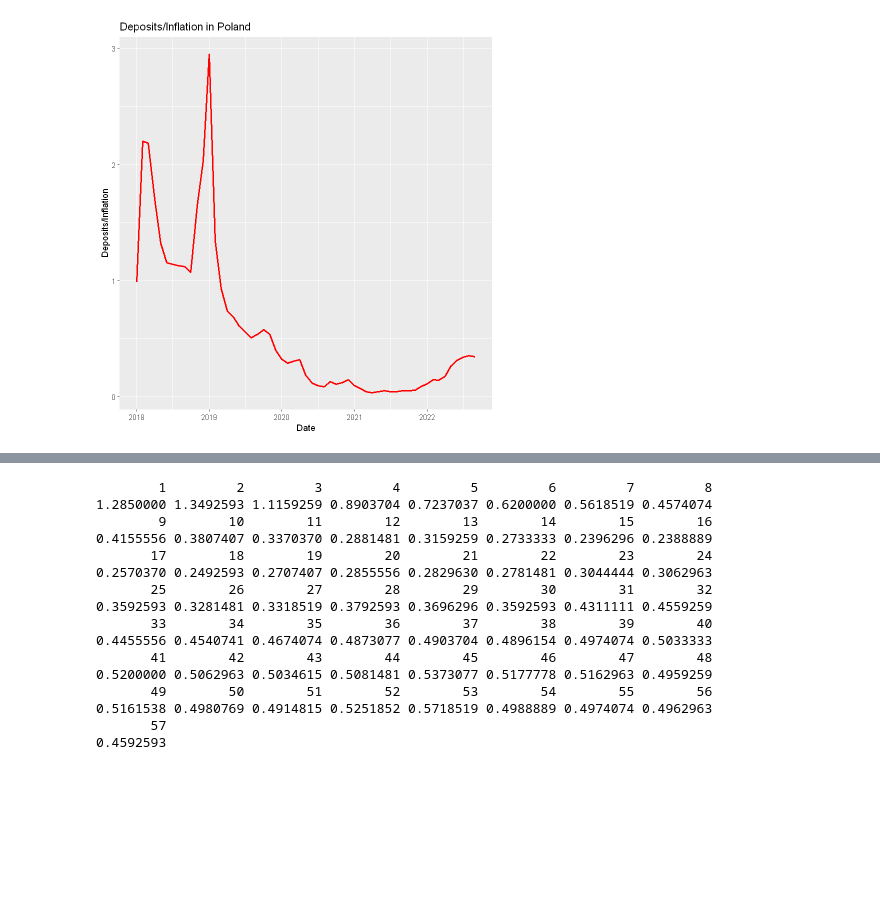
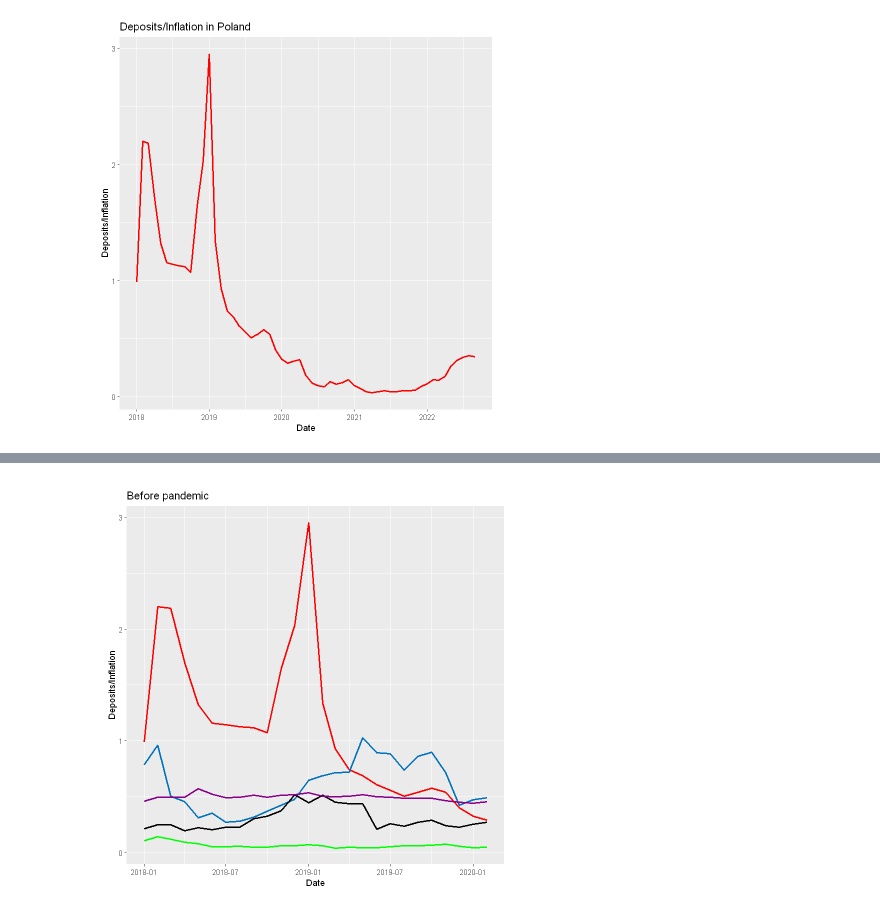
Before and after one commit to AdamixD/SAD_Projekt_1, a Jupyter notebook: Zadanie2.ipynb, the cells around one changed output, grey strips where cells are left out. Saved outputs shown, nothing was run; the diff lists cells and outputs as text; code cells hidden in the pictures; blank space fills up the shorter version.

```diff
--- a/Zadanie2.ipynb
+++ b/Zadanie2.ipynb
@@ -245,19 +218,27 @@ Warning message:
-# %%
-rowMeans(deposits_from2018[2:28], na.rm=TRUE)
-# %% [output]
-        1         2         3         4         5         6         7         8
-1.2850000 1.3492593 1.1159259 0.8903704 0.7237037 0.6200000 0.5618519 0.4574074
-        9        10        11        12        13        14        15        16
-0.4155556 0.3807407 0.3370370 0.2881481 0.3159259 0.2733333 0.2396296 0.2388889
-       17        18        19        20        21        22        23        24
-0.2570370 0.2492593 0.2707407 0.2855556 0.2829630 0.2781481 0.3044444 0.3062963
-       25        26        27        28        29        30        31        32
-0.3592593 0.3281481 0.3318519 0.3792593 0.3696296 0.3592593 0.4311111 0.4559259
-       33        34        35        36        37        38        39        40
-0.4455556 0.4540741 0.4674074 0.4873077 0.4903704 0.4896154 0.4974074 0.5033333
-       41        42        43        44        45        46        47        48
-0.5200000 0.5062963 0.5034615 0.5081481 0.5373077 0.5177778 0.5162963 0.4959259
-       49        50        51        52        53        54        55        56
-0.5161538 0.4980769 0.4914815 0.5251852 0.5718519 0.4988889 0.4974074 0.4962963
-       57
-0.4592593
+# %%
+# Creating ranges of intervals
+before_pandemic <- as.Date("01/01/2018", "%d/%m/%Y")
+pandemic <- as.Date("01/03/2020", "%d/%m/%Y")
+before_war <- as.Date("01/02/2021", "%d/%m/%Y")
+war <- as.Date("01/02/2022", "%d/%m/%Y")
+now <- as.Date("01/09/2022", "%d/%m/%Y")
+# %%
+# Split data to intervals
+before_pandemic_data <- deposits_to_inflation %>% filter(Period >= before_pandemic & Period < pandemic)
+pandemic_data <- deposits_to_inflation %>% filter(Period >= pandemic & Period < before_war)
+before_war_data <- deposits_to_inflation %>% filter(Period >= before_war & Period < war)
+war_data <- deposits_to_inflation %>% filter(Period >= war & Period <= now)
+# %%
+# before pandemic
+ggplot(data = before_pandemic_data) +
+    geom_line(aes(x = Period, y = Poland), colour="#FF0000", size=1) +
+    geom_line(aes(x = Period, y = France), color="#0072BD", size=1) +
+    geom_line(aes(x = Period, y = Hungary), color="#00FF00", size=1) +
+    geom_line(aes(x = Period, y = Slovakia), color="#000000", size=1) +
+    geom_line(aes(x = Period, y = average), color="#8B008B", size=1) +
+    theme(plot.margin = margin(.5,.5,.5,.5, "cm")) +
+    labs(x = "Date",
+        y = "Deposits/Inflation",
+        title = "Before pandemic")
+# %% [output]
+[figure, added]
```
Also changed, not shown: parts of 16 cells of this notebook.
